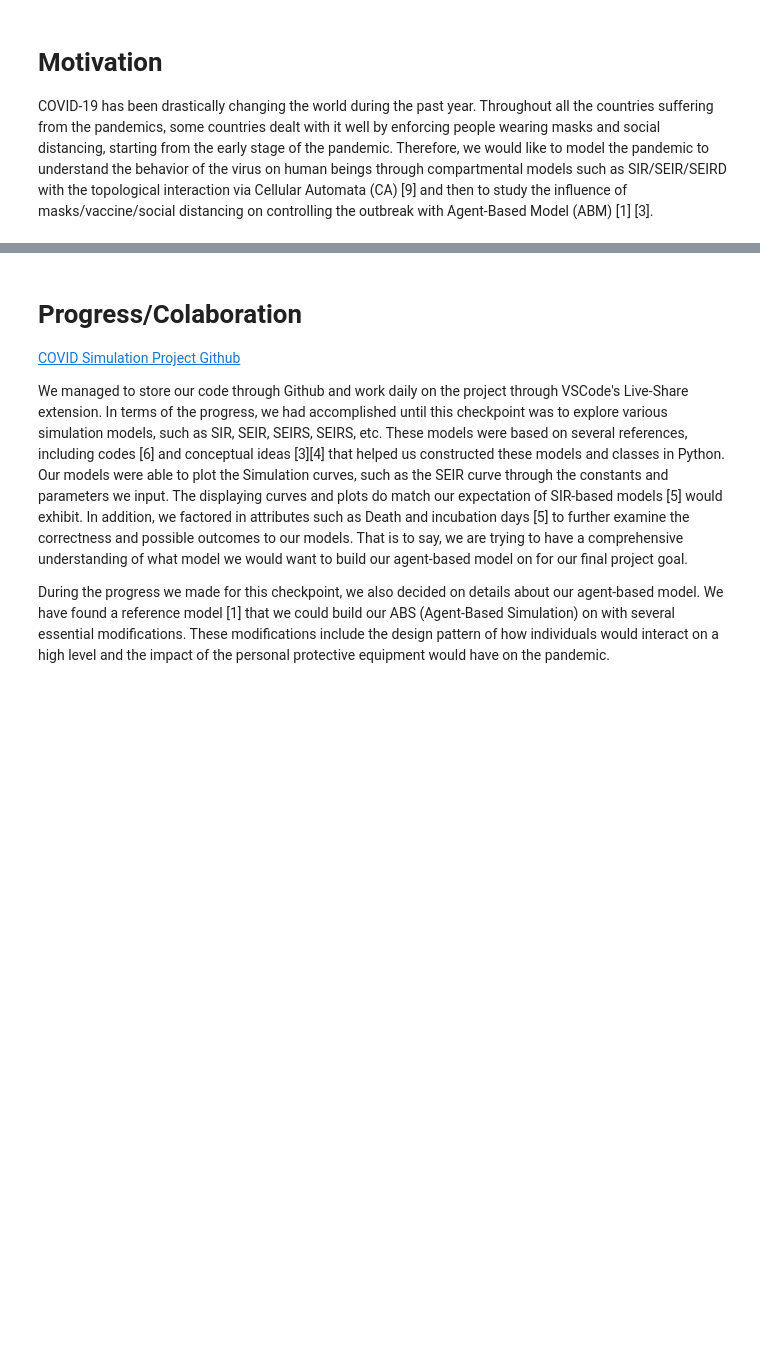
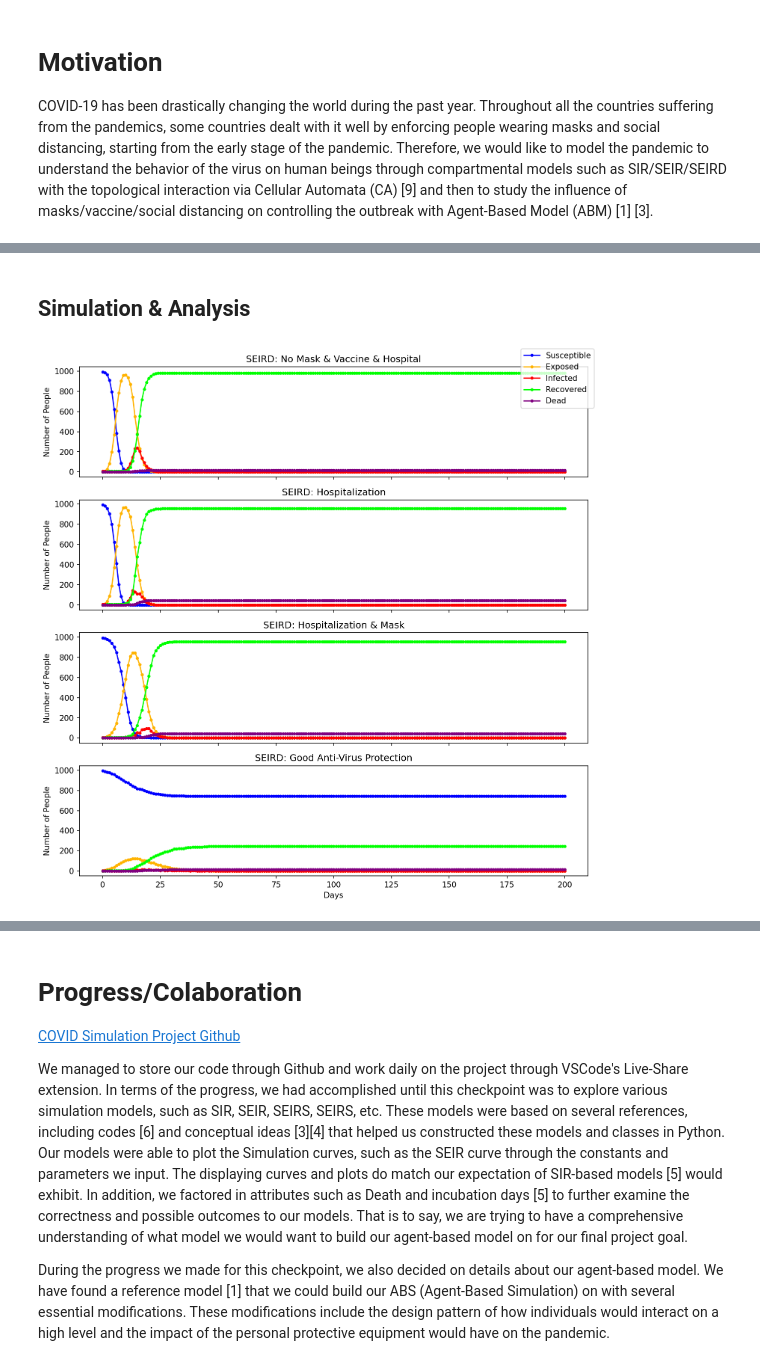
Before and after one commit to pohsienhsu/6730-Covid-Simulation, a Jupyter notebook: src/CSE6730 Final Report - COVID Simulation.ipynb, the cells around one changed output, grey strips where cells are left out. Saved outputs shown, nothing was run; the diff lists cells and outputs as text; code cells hidden in the pictures; blank space fills up the shorter version.

```diff
--- a/src/CSE6730 Final Report - COVID Simulation.ipynb
+++ b/src/CSE6730 Final Report - COVID Simulation.ipynb
@@ -147 +1186,3 @@ Initial Patient Number: 118
+# %% [markdown]
+## Simulation & Analysis
 # %%
@@ -151,0 +1191,44 @@ from Visualization.Plotting import plotCurves_main
+# %%
+day = 200
+hour = (day+1)*24
+
+"""
+ABM constant parameter adjustment
+
+<Default>
+INIT_INFECTED=0.005, INFECTION_RATE=0.1, EXPOSED_RATE=0.5, RECOVERY_RATE=0.75,
+SUSCEPTIBLE_RATE=0.1, DEATH_RATE=0.02, WEAR_MASK=0.5, WEAR_MASK_POPULATION=0.5,
+VACCINATED=0.1, VACCINATED_POPULATION=0.5, HOSPITALIZED=0.5, BEFORE_HOSPITAL=14
+"""
+
+world1 = ABM(INFECTION_RATE=0.1, EXPOSED_RATE=0.5, DEATH_RATE=0.02,
+             RECOVERY_RATE=0.75, WEAR_MASK_POPULATION=0,
+             VACCINATED_POPULATION=0, HOSPITALIZED=0)
+world1.createWorld(num_people=1000)
+
+world2 = ABM(INFECTION_RATE=0.1, EXPOSED_RATE=0.5, DEATH_RATE=0.02,
+             RECOVERY_RATE=0.75, BEFORE_HOSPITAL=14, VACCINATED_POPULATION=0,
+             WEAR_MASK_POPULATION=0)
+world2.createWorld(num_people=1000)
+
+world3 = ABM(INFECTION_RATE=0.1, EXPOSED_RATE=0.5, DEATH_RATE=0.02,
+             RECOVERY_RATE=0.75, BEFORE_HOSPITAL=14, VACCINATED_POPULATION=0)
+world3.createWorld(num_people=1000)
+
+world4 = ABM(INFECTION_RATE=0.1, EXPOSED_RATE=0.5, DEATH_RATE=0.02,
+             RECOVERY_RATE=0.75, BEFORE_HOSPITAL=14, WEAR_MASK_POPULATION=0.9,
+             VACCINATED_POPULATION=0.1)
+world4.createWorld(num_people=1000)
+
+for h in range(hour):
+    world1.nextGeneration()
+    world2.nextGeneration()
+    world3.nextGeneration()
+    world4.nextGeneration()
+
+plotCurves_main([world1.modelOutput("No Mask & Vaccine & Hospital"),
+                 world2.modelOutput("Hospitalization"),
+                 world3.modelOutput("Hospitalization & Mask"),
+                 world4.modelOutput("Good Anti-Virus Protection")])
+# %% [output]
+[figure, added]
```
Also changed, not shown: parts of 53 cells of this notebook.
